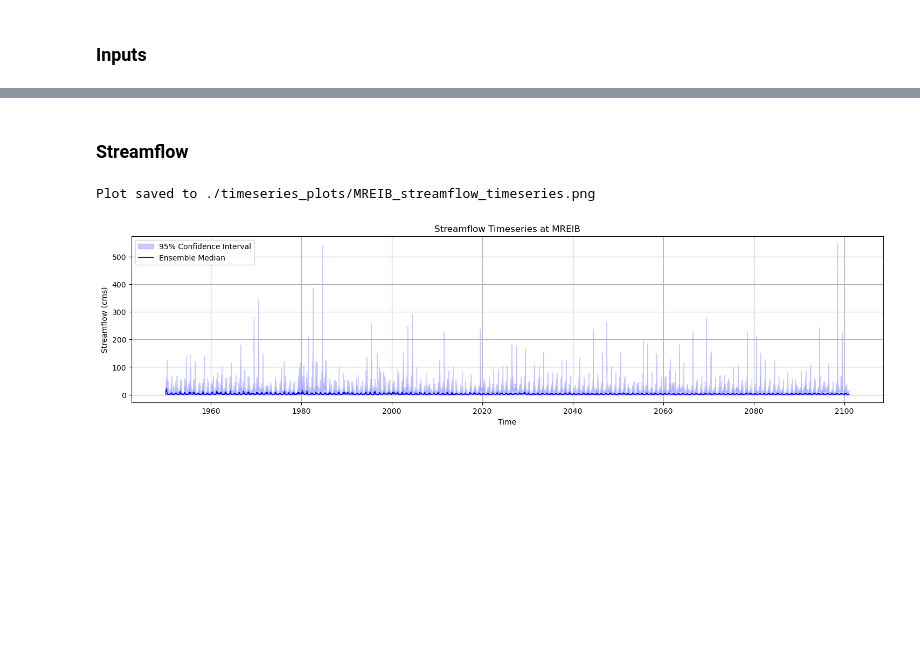
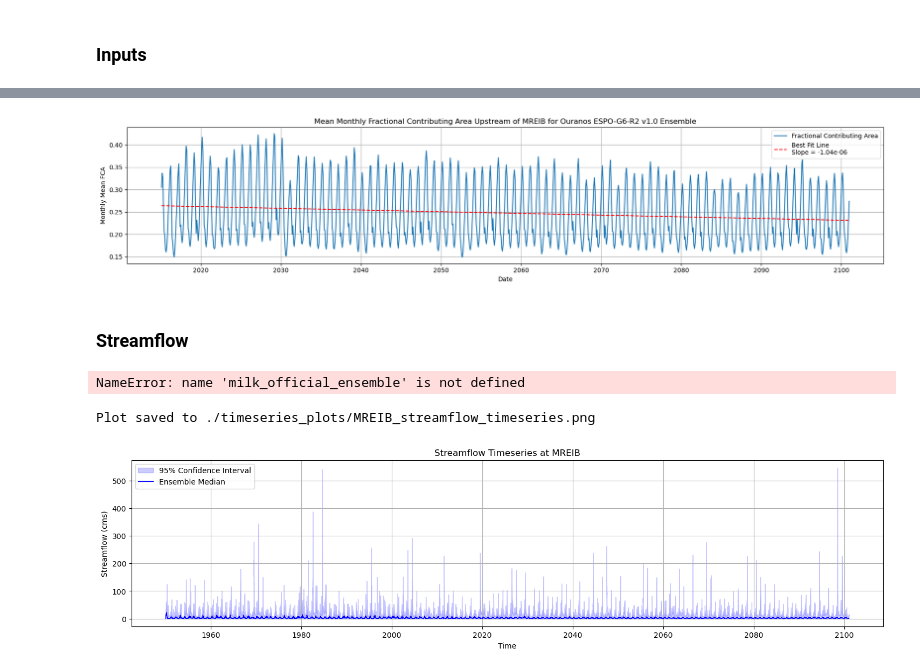
Before and after one commit to PaulCoderre/hype_future_climate, a Jupyter notebook: scripts/timeseries_plots.ipynb, the cells around one changed output, grey strips where cells are left out. Cells and saved outputs as stored; diff of their text form; code cells hidden in the pictures; blank space fills up the shorter version.

```diff
--- a/scripts/timeseries_plots.ipynb
+++ b/scripts/timeseries_plots.ipynb
@@ -7,6 +9,8 @@ import matplotlib.pyplot as plt
 ### Inputs
 # %%
 # Results directory
-results_directory = './v10_1_results/'
+results_directory = '../../results/v10_3_results_CORRECT/'
 output_directory= './timeseries_plots/'
+geodata= pd.read_csv('../../model_v10_3/GeoData.txt', index_col=0, sep='\t')
+subbasin_id= 58308
 # %%
@@ -150,0 +233,7 @@ def plot_streamflow_time_series(data_array, location, output_directory, date_ran
+# %%
+# Convert columns to string data type
+geodata['maindown'] = geodata['maindown'].astype(int)
+geodata.index= geodata.index.astype(int)
+
+# Create a dictionary with subbasin ID and area
+subbasin_area = geodata["area"].to_dict()
@@ -150,0 +265,9 @@ def plot_streamflow_time_series(data_array, location, output_directory, date_ran
+# %%
+# Extracts
+milk_CA= extract_timeoutputs(results_directory,'FCON', True, upstream_segments, subbasin_area, total_upstream_area)
+# %%
+# Trim to years 2015–2100
+trimmed_da = milk_CA.sel(DATE=slice("2015", "2100"))
+
+# Take the mean across the 'member' dimension
+mean_da = trimmed_da.mean(dim="member")
@@ -151,9 +296,40 @@ def plot_streamflow_time_series(data_array, location, output_directory, date_ran
+# %%
+# Convert to pandas Series for easier handling
+series = mean_da.to_series()
+
+# Convert dates to ordinal for regression
+x = series.index.map(pd.Timestamp.toordinal).values
+y = series.values
+
+# Fit a linear regression
+slope, intercept, r_value, p_value, std_err = linregress(x, y)
+
+# Best fit line
+y_fit = slope * x + intercept
+
+# Plotting
+plt.figure(figsize=(18, 4))
+plt.plot(series.index, y, label='Fractional Contributing Area')
+plt.plot(series.index, y_fit, color='red', linestyle='--', label=f'Best Fit Line\nSlope = {slope:.2e}')
+plt.xlabel('Date')
+plt.ylabel('Monthly Mean FCA')
+plt.title('Mean Monthly Fractional Contributing Area Upstream of MREIB for Ouranos ESPO-G6-R2 v1.0 Ensemble')
+plt.legend()
+plt.grid(True)
+plt.tight_layout()
+plt.show()
+# %% [output]
+[figure, added]
 # %% [markdown]
 ### Streamflow
 # %%
 # Extract the streamflow ensembles
 milk_official_ensemble= extract_ensemble(results_directory, '58308', 'cout', True)
 stm_official_ensemble= extract_ensemble(results_directory, '58208', 'cout', True)
+# %%
+milk_official_ensemble
+# %% [output]
+NameError: name 'milk_official_ensemble' is not defined
 # %%
 # Plot Milk River streamflow timeseries
 plot_streamflow_time_series(milk_official_ensemble, 'MREIB', output_directory, date_range=("1950-01-01", "2100-12-31"), log_y=False)
```
Also changed, not shown: parts of 8 cells of this notebook, 42 other files.
